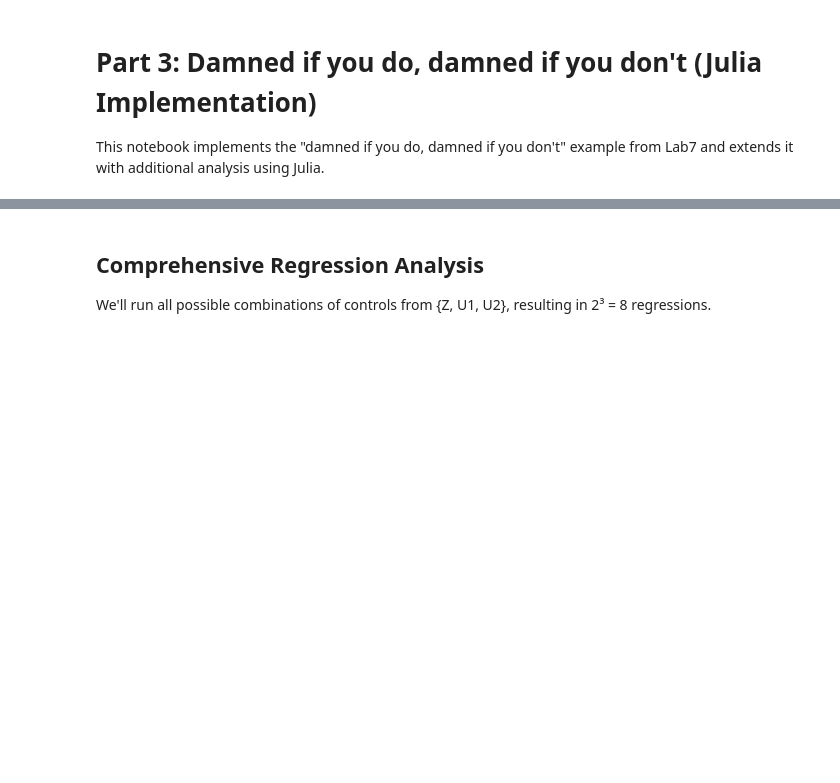
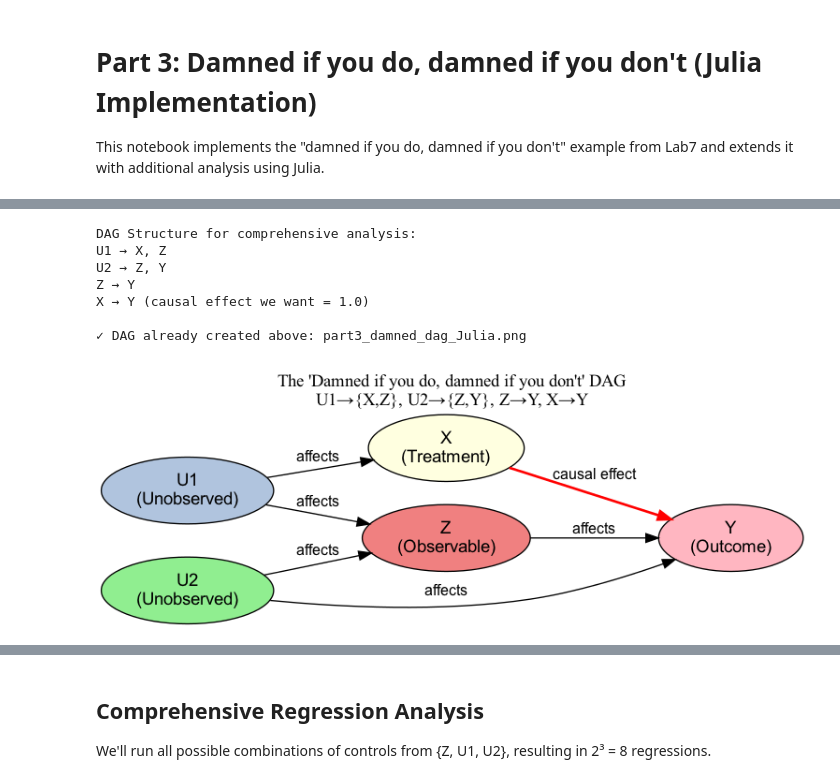
Before and after one commit to gsaco/DAGs_CausalML, a Jupyter notebook: Julia/scripts/Part3_Julia.ipynb, the cells around one changed output, grey strips where cells are left out. Cells and saved outputs as stored; diff of their text form; code cells hidden in the pictures; blank space fills up the shorter version.

```diff
--- a/Julia/scripts/Part3_Julia.ipynb
+++ b/Julia/scripts/Part3_Julia.ipynb
@@ -348,0 +274,22 @@ Data summary:
+# %%
+# The same DAG for reference, showing what we're working with
+println("DAG Structure for comprehensive analysis:")
+println("U1 → X, Z")
+println("U2 → Z, Y")
+println("Z → Y")
+println("X → Y (causal effect we want = 1.0)")
+println()
+
+# Show the DAG again for reference
+println("✓ DAG already created above: part3_damned_dag_Julia.png")
+img_ref = load(joinpath(output_dir, "part3_damned_dag_Julia.png"))
+display(img_ref)
+# %% [output]
+DAG Structure for comprehensive analysis:
+U1 → X, Z
+U2 → Z, Y
+Z → Y
+X → Y (causal effect we want = 1.0)
+
+✓ DAG already created above: part3_damned_dag_Julia.png
+[figure, added]
```
Also changed, not shown: parts of 23 cells of this notebook, 40 other files.
